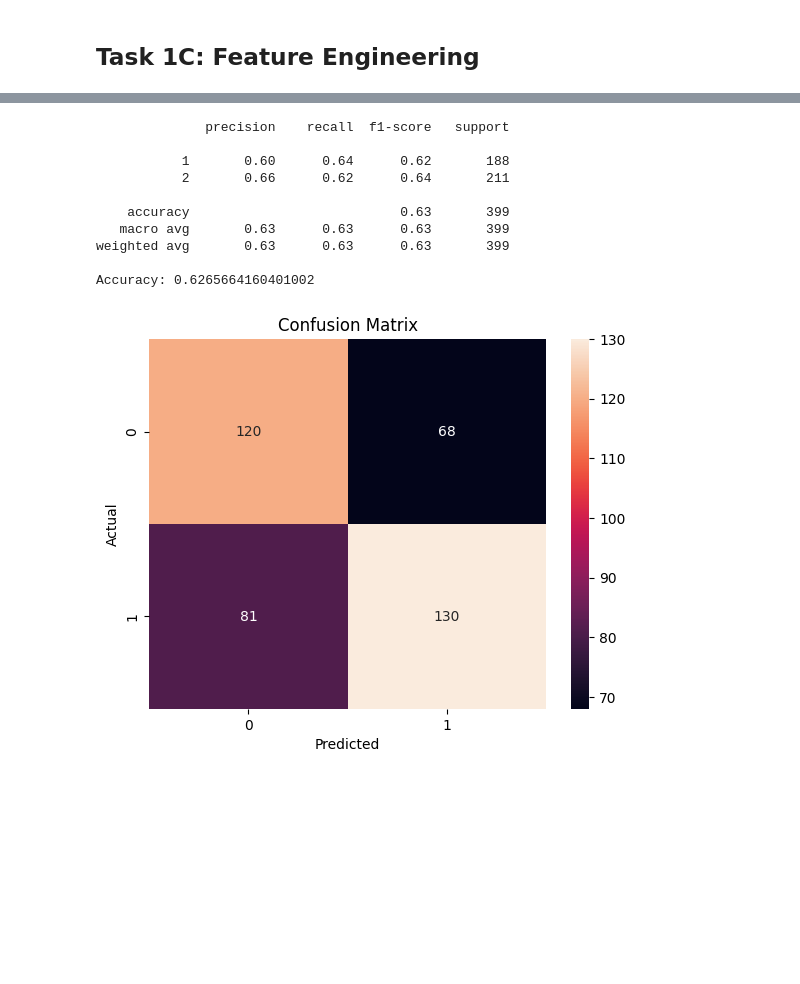
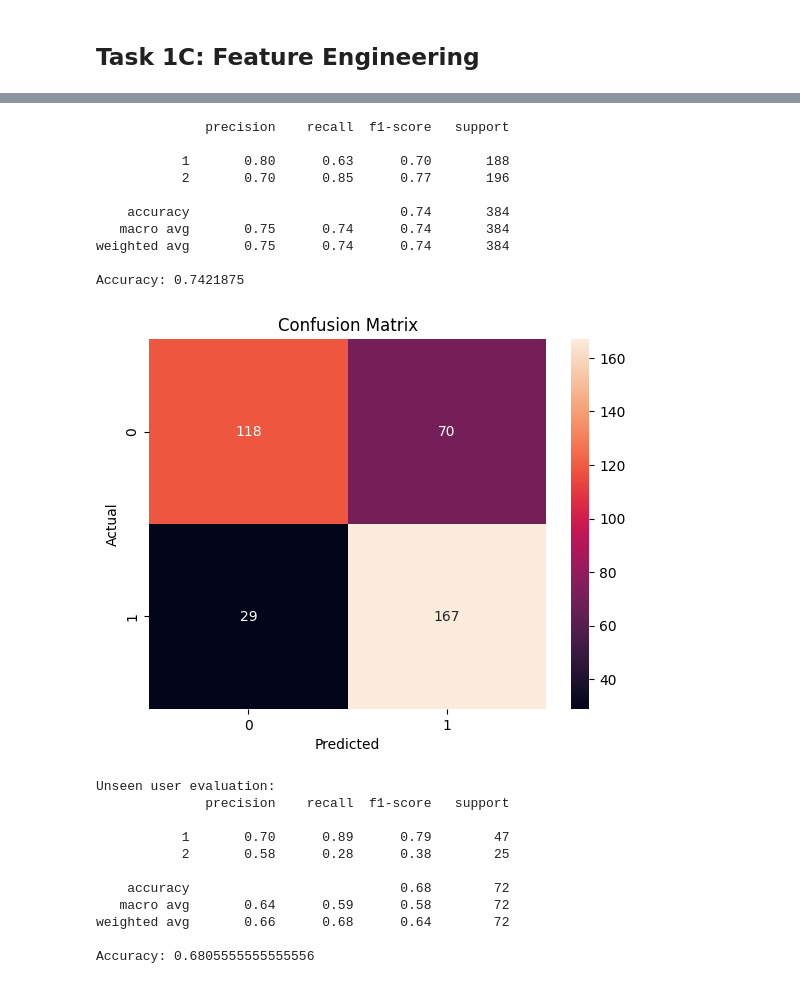
Before and after one commit to amee342/DataMining, a Jupyter notebook: data_exploratory_raghav.ipynb, the cells around one changed output, grey strips where cells are left out. Drawn from its saved outputs; the diff is of its cells as text; code cells hidden in the pictures; blank space fills up the shorter version.

Commit message:
Modelling Done

```diff
--- a/data_exploratory_raghav.ipynb
+++ b/data_exploratory_raghav.ipynb
@@ -391,6 +568,6 @@ df_tem[features] = df_tem.groupby(level=0, group_keys=False)[features].apply(
 # %%
-def create_sequences(df, features, target, window=5):
-    X, y = [], []
+def create_sequences_with_user(df, features, target, window=5):
+    X, y, users = [], [], []
 
     for user_id in df.index.get_level_values(0).unique():
         user_df = df.loc[user_id].sort_index()
@@ -401,9 +578,10 @@ def create_sequences(df, features, target, window=5):
         for i in range(len(user_df) - window):
             X.append(values[i:i+window])
             y.append(targets[i+window])
+            users.append(user_id)
 
-    return np.array(X), np.array(y)
+    return np.array(X), np.array(y), np.array(users)
 
-X, y = create_sequences(df_tem, features, 'target', window=5)
+X, y, user_ids = create_sequences_with_user(df_tem, features, 'target', window=5)
 
 print(X.shape)  # (samples, 5, features)
@@ -415,3 +629,17 @@ y_train, y_test = y[:split], y[split:]
+# %%
+scaler = StandardScaler()
+
+X_train_reshaped = X_train.reshape(-1, X_train.shape[-1])
+X_test_reshaped = X_test.reshape(-1, X_test.shape[-1])
+X_unseen_reshaped = X_unseen_user.reshape(-1, X_unseen_user.shape[-1])
+
+X_train_scaled = scaler.fit_transform(X_train_reshaped)
+X_test_scaled = scaler.transform(X_test_reshaped)
+X_unseen_scaled = scaler.transform(X_unseen_reshaped)
+
+X_train = X_train_scaled.reshape(X_train.shape)
+X_test = X_test_scaled.reshape(X_test.shape)
+X_unseen_user = X_unseen_scaled.reshape(X_unseen_user.shape)
 # %%
 import torch
 import torch.nn as nn
@@ -446,7 +674,7 @@ y_train_t = torch.tensor(y_train, dtype=torch.long)
 X_val_t = torch.tensor(X_test, dtype=torch.float32)
 y_val_t = torch.tensor(y_test, dtype=torch.long)
 
-for epoch in range(120):
+for epoch in range(150):
     model_clf_lstm.train()
 
     outputs = model_clf_lstm(X_train_t)
@@ -496,4 +724,19 @@ plt.xlabel("Predicted")
 plt.ylabel("Actual")
 plt.title("Confusion Matrix")
 plt.show()
+
+print("Unseen user evaluation:")
+X_unseen_t = torch.tensor(X_unseen_user, dtype=torch.float32)
+with torch.no_grad():
+    unseen_preds = model_clf_lstm(X_unseen_t)
+    unseen_preds = torch.argmax(unseen_preds, dim=1).numpy()
+print(classification_report(y_unseen_user, unseen_preds))
+print("Accuracy:", (unseen_preds == y_unseen_user).mean())
+cm_unseen = confusion_matrix(y_unseen_user, unseen_preds)
+plt.figure()
+sns.heatmap(cm, annot=True, fmt='d')
+plt.xlabel("Predicted")
+plt.ylabel("Actual")
+plt.title("Confusion Matrix")
+plt.show()
 # %% [output]
@@ -518,11 +761,22 @@ Epoch 120, Train Loss: 0.4255, Val Loss: 0.6693
               precision    recall  f1-score   support
 
-           1       0.60      0.64      0.62       188
-           2       0.66      0.62      0.64       211
+           1       0.80      0.63      0.70       188
+           2       0.70      0.85      0.77       196
 
-    accuracy                           0.63       399
-   macro avg       0.63      0.63      0.63       399
-weighted avg       0.63      0.63      0.63       399
+    accuracy                           0.74       384
+   macro avg       0.75      0.74      0.74       384
+weighted avg       0.75      0.74      0.74       384
 
-Accuracy: 0.6265664160401002
+Accuracy: 0.7421875
-[figure, old version]
+[figure, new version]
+Unseen user evaluation:
+              precision    recall  f1-score   support
+
+           1       0.70      0.89      0.79        47
+           2       0.58      0.28      0.38        25
+
+    accuracy                           0.68        72
+   macro avg       0.64      0.59      0.58        72
+weighted avg       0.66      0.68      0.64        72
+
+Accuracy: 0.6805555555555556
```
Also changed, not shown: parts of 46 cells of this notebook.
